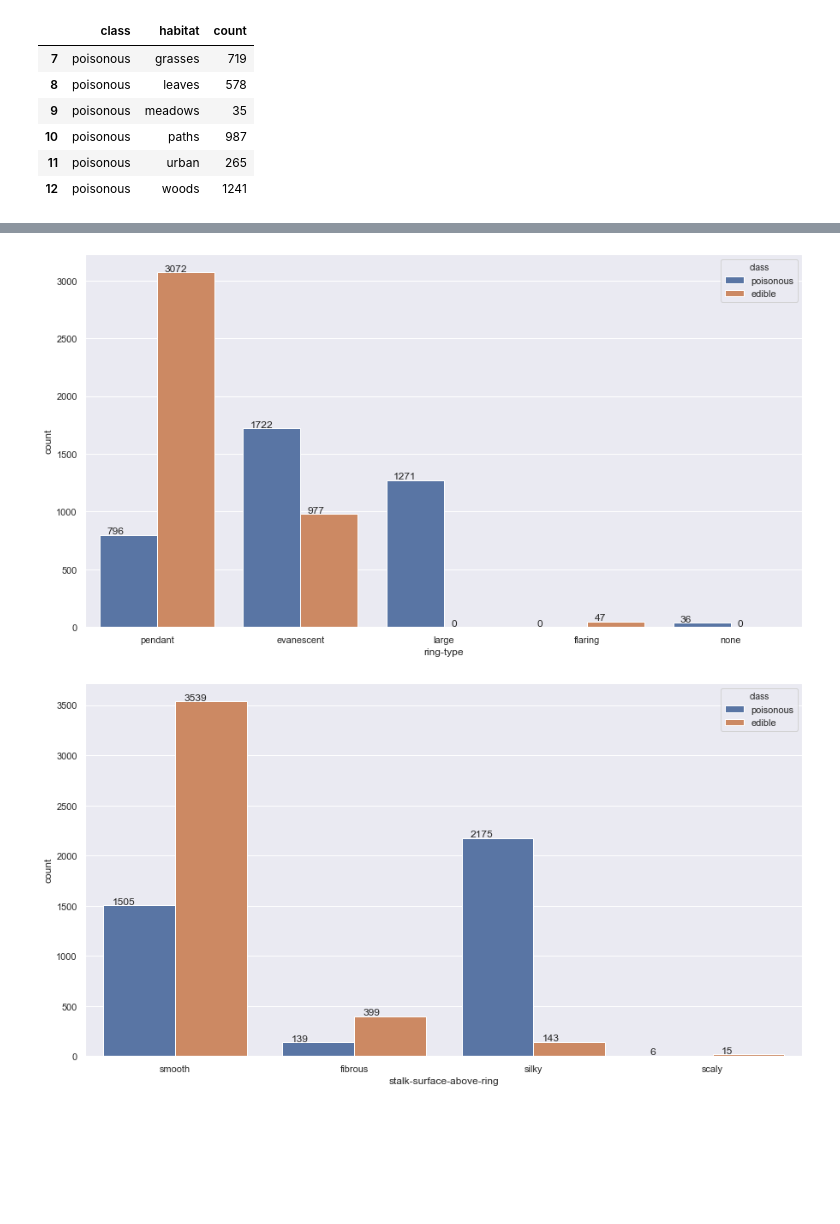
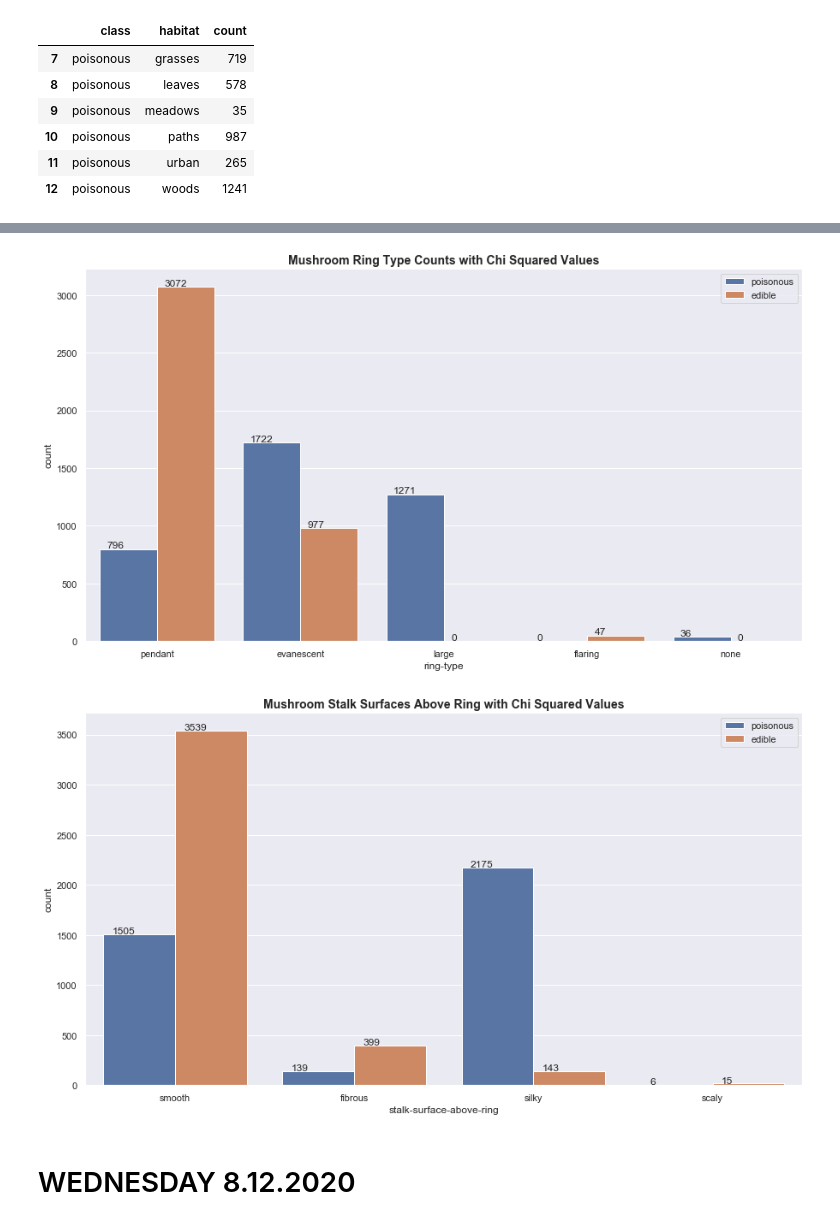
Before and after one commit to csun-data-science-bootcamp-20/Group9, a Jupyter notebook: Mushrooms.ipynb, the cells around one changed output, grey strips where cells are left out. Drawn from its saved outputs; the diff is of its cells as text; code cells hidden in the pictures; blank space fills up the shorter version.

```diff
--- a/Mushrooms.ipynb
+++ b/Mushrooms.ipynb
@@ -432,3 +786,0 @@ data_copy.drop(columns=['veil-type_partial'],axis=1,inplace=True)
-# %%
-sns.heatmap(data_copy.corr())
-sns.set(rc={'figure.figsize':(30,30)})
@@ -829,8 +999,0 @@ data_for_chi2 = data.drop(columns=['class','stalk-root'],axis=1)
-# %%
-for column in data_for_chi2:
-    nl = "\n"
-    columnSeriesObj = data_for_chi2[column]
-    crosstab = pd.crosstab(data['class'], columnSeriesObj)
-    print(crosstab, nl)
-    chi2, p, dof, expected = stats.chi2_contingency(crosstab)
-    print(f"Chi2 value= {chi2}{nl}p-value= {p}{nl}Degrees of freedom= {dof}{nl}")
@@ -857,0 +1045,12 @@ NameError: name 'theil_u' is not defined
+# %%
+# this cell appers twice
+
+sns.set(rc={'figure.figsize':(15,8)})
+ax=sns.countplot(x='odor',hue='class',data=data)
+for p in ax.patches:
+    patch_height = p.get_height()
+    if np.isnan(patch_height):
+        patch_height = 0
+    ax.annotate('{}'.format(int(patch_height)), (p.get_x()+0.05, patch_height+10))
+plt.title('Mushroom Odor with Chi Squared Values', weight='bold', size=14)
+plt.show()
@@ -857,0 +1066,16 @@ NameError: name 'theil_u' is not defined
+# %%
+import scipy.stats as stats
+
+data_for_chi2 = data.drop(columns=['class'],axis=1)
+p_values = []
+chi2_scores = []
+
+for column in data_for_chi2:
+    nl = "\n"
+    crosstab = pd.crosstab(data['class'], data_for_chi2[column])
+    #print(crosstab, nl)
+    chi2, p, dof, expected = stats.chi2_contingency(crosstab)
+    #print(f"Chi2 value= {chi2}{nl}p-value= {p}{nl}Degrees of freedom= {dof}{nl}")
+    p_values.append(p)
+    chi2_scores.append(chi2)
+chi2_scores[:5]
@@ -935,17 +1389,23 @@ for p in ax.patches:
     if np.isnan(patch_height):
         patch_height = 0
     ax.annotate('{}'.format(int(patch_height)), (p.get_x()+0.05, patch_height+10))
+plt.title('Mushroom Ring Type Counts with Chi Squared Values', weight='bold', size=14)
+plt.legend()
 plt.show()
 # %% [output]
-[figure, old version]
+[figure, new version]
 # %%
 sns.set(rc={'figure.figsize':(15,8)})
 ax=sns.countplot(x='stalk-surface-above-ring',hue='class',data=data)
 for p in ax.patches:
     patch_height = p.get_height()
     if np.isnan(patch_height):
-        patch_height = 0
-    ax.annotate('{}'.format(int(patch_height)), (p.get_x()+0.05, patch_height+10))
+        patch_height = 15
+    ax.annotate('{}'.format(int(patch_height)), (p.get_x()+0.05, patch_height+5))
+plt.title('Mushroom Stalk Surfaces Above Ring with Chi Squared Values', weight='bold', size=14)
+plt.legend()
 plt.show()
 # %% [output]
-[figure, old version]
+[figure, new version]
+# %% [markdown]
+# WEDNESDAY 8.12.2020
```
Also changed, not shown: parts of 184 cells of this notebook.
